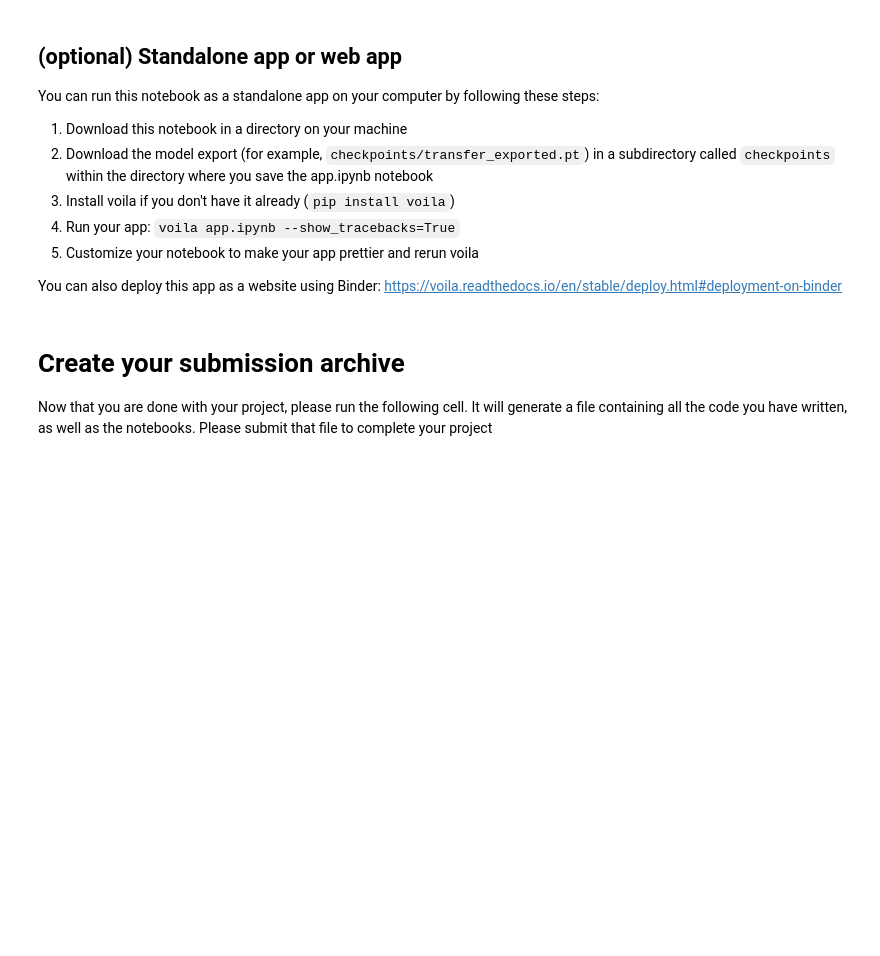
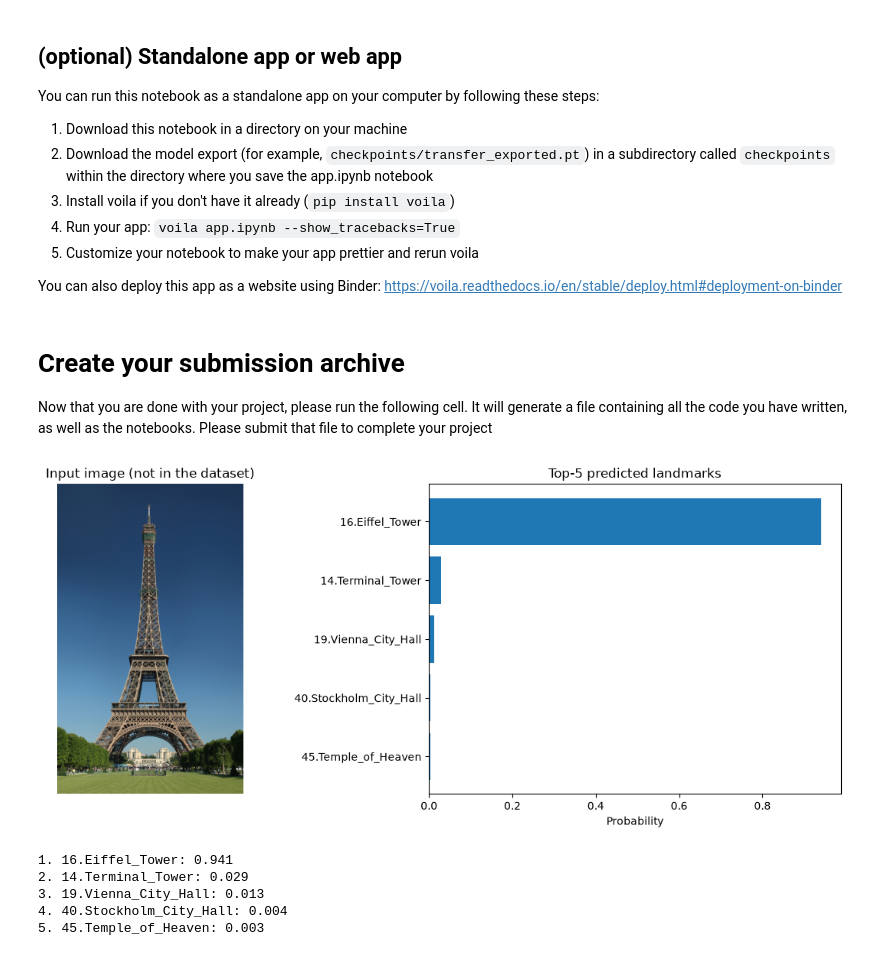
Before and after one commit to EduardoNicacio/Udacity_Deep_Learning_P2_Landmark_Classification_and_Tagging, a Jupyter notebook: Project_Landmarks_Part3_App__starter.ipynb, the cells around one changed output. Drawn from its saved outputs; the diff is of its cells as text; code cells hidden in the pictures; blank space fills up the shorter version.

```diff
--- a/Project_Landmarks_Part3_App__starter.ipynb
+++ b/Project_Landmarks_Part3_App__starter.ipynb
@@ -24,7 +24,7 @@ import torchvision.transforms as T
 import torch
 
 # Decide which model you want to use among the ones exported
-learn_inf = torch.jit.load(# YOUR CODE HERE)
+learn_inf = torch.jit.load("checkpoints/transfer_exported.pt")
 
 def on_click_classify(change):
 
@@ -99,4 +101,62 @@ You can also deploy this app as a website using Binder: https://voila.readthedoc
 # Create your submission archive
 
 Now that you are done with your project, please run the following cell. It will generate a file containing all the code you have written, as well as the notebooks. Please submit that file to complete your project
+# %%
+# Demo: run the exported model on an image that is NOT part of the
+# train/test dataset and show the top-5 predictions.
+import os
+import urllib.request
+
+import matplotlib.pyplot as plt
+import numpy as np
+import torch
+import torchvision.transforms as T
+from PIL import Image
+
+sample_dir = "sample_images"
+os.makedirs(sample_dir, exist_ok=True)
+sample_path = os.path.join(sample_dir, "eiffel_tower.jpg")
+
+if not os.path.exists(sample_path):
+    url = (
+        "https://upload.wikimedia.org/wikipedia/commons/8/85/"
+        "Tour_Eiffel_Wikimedia_Commons_%28cropped%29.jpg"
+    )
+    urllib.request.urlretrieve(url, sample_path)
+
+
+def predict_landmark(image_path, model, topk=5):
+    """Return the top-k (class_name, probability) pairs for an image."""
+    img = Image.open(image_path).convert("RGB")
+    timg = T.ToTensor()(img).unsqueeze(0)
+    with torch.no_grad():
+        probs = model(timg).squeeze(0)
+    top_probs, top_idxs = torch.topk(probs, topk)
+    return [(model.class_names[i], float(p)) for p, i in zip(top_probs, top_idxs)]
+
+
+predictions = predict_landmark(sample_path, learn_inf, topk=5)
+
+fig, axes = plt.subplots(1, 2, figsize=(12, 5))
+axes[0].imshow(Image.open(sample_path))
+axes[0].set_title("Input image (not in the dataset)")
+axes[0].axis("off")
+
+names = [name for name, _ in predictions][::-1]
+probs = [p for _, p in predictions][::-1]
+axes[1].barh(names, probs, color="tab:blue")
+axes[1].set_xlabel("Probability")
+axes[1].set_title("Top-5 predicted landmarks")
+plt.tight_layout()
+plt.show()
+
+for rank, (name, prob) in enumerate(predictions, start=1):
+    print(f"{rank}. {name}: {prob:.3f}")
+# %% [output]
+[figure, added]
+1. 16.Eiffel_Tower: 0.941
+2. 14.Terminal_Tower: 0.029
+3. 19.Vienna_City_Hall: 0.013
+4. 40.Stockholm_City_Hall: 0.004
+5. 45.Temple_of_Heaven: 0.003
 # %%
```
Also changed, not shown: parts of 2 cells of this notebook, 16 other files.
